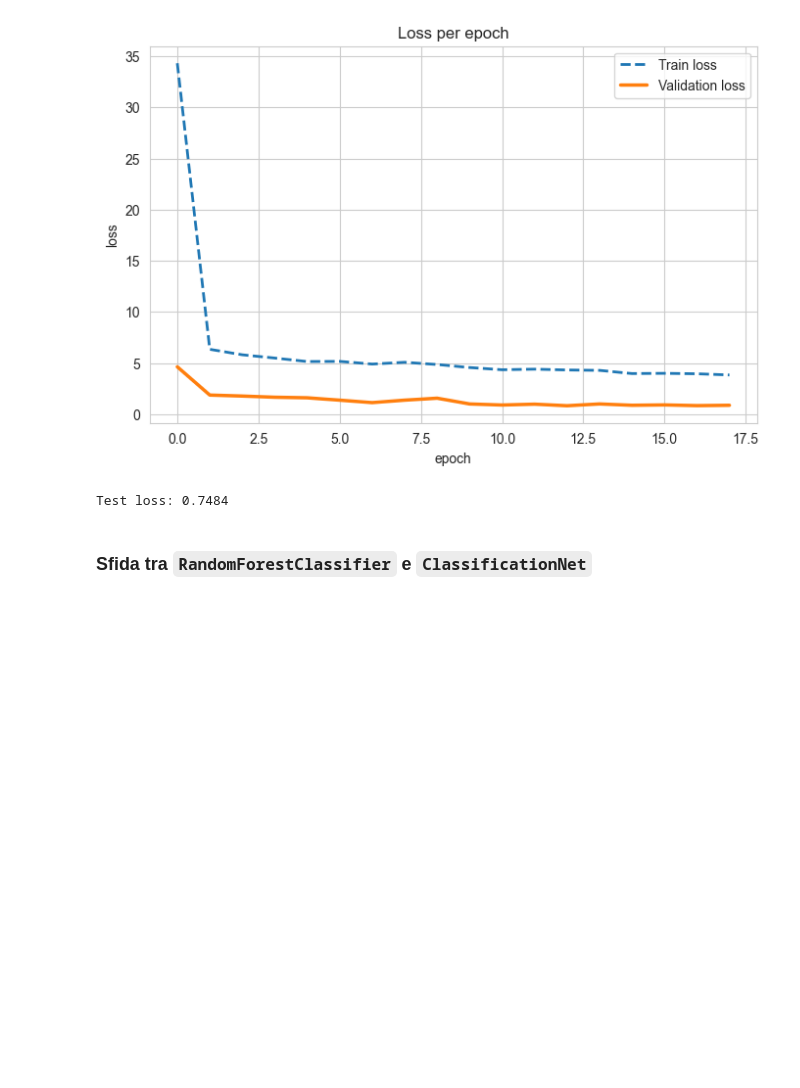
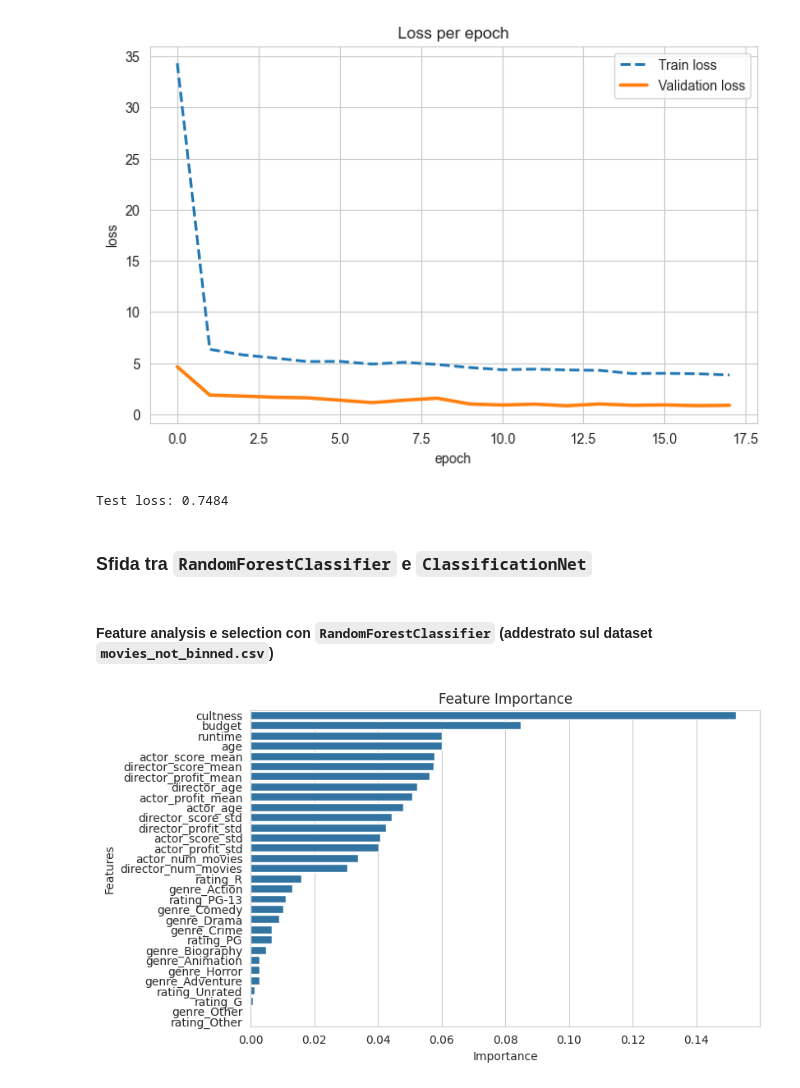
Before and after one commit to giosteh/ProgettoICon-MovieIndustryInsider, a Jupyter notebook: source/neural_net_challenge.ipynb, the cells around one changed output. Saved outputs shown, nothing was run; the diff lists cells and outputs as text; code cells hidden in the pictures; blank space fills up the shorter version.

```diff
--- a/source/neural_net_challenge.ipynb
+++ b/source/neural_net_challenge.ipynb
@@ -191,3 +191,34 @@ Early stopping at epoch 17.
 Test loss: 0.7484
 # %% [markdown]
 ### Sfida tra `RandomForestClassifier` e `ClassificationNet`
+# %% [markdown]
+#### Feature analysis e selection con `RandomForestClassifier` (addestrato sul dataset `movies_not_binned.csv`)
+# %%
+df = pd.read_csv('../dataset/movies_not_binned.csv')
+
+# colonne per l'addestramento
+cols_to_retain = ['rating', 'genre', 'profitability', 'cultness', 'age', 'runtime', 'budget',
+                  'director_num_movies', 'director_age', 'director_profit_mean', 'director_profit_std', 'director_score_mean', 'director_score_std',
+                  'actor_num_movies', 'actor_age', 'actor_profit_mean', 'actor_profit_std', 'actor_score_mean', 'actor_score_std']
+
+cols = {
+    'target': 'profitability',
+    'drop': list(df.columns.difference(cols_to_retain)),
+    'dummies': ['rating', 'genre'],
+    'labels': [],
+    'round': [],
+    'clipping': ['budget', 'director_profit_mean', 'actor_profit_mean',
+                 'director_profit_std', 'actor_profit_std'],
+    'standardize': ['cultness', 'runtime', 'director_age', 'actor_age'],
+    'minmax': ['age', 'budget', 'director_num_movies', 'actor_num_movies',
+               'director_profit_mean', 'actor_profit_mean',
+               'director_profit_std', 'actor_profit_std',
+               'director_score_mean', 'actor_score_mean',
+               'director_score_std', 'actor_score_std']
+}
+# %%
+model_name = 'Random_Forest_Classifier-not_binned'
+
+study_model_with_best_features(model_name, df, cols, retain='all')
+# %% [output]
+[figure, added]
```
Also changed, not shown: parts of 3 cells of this notebook, 1 other file.
